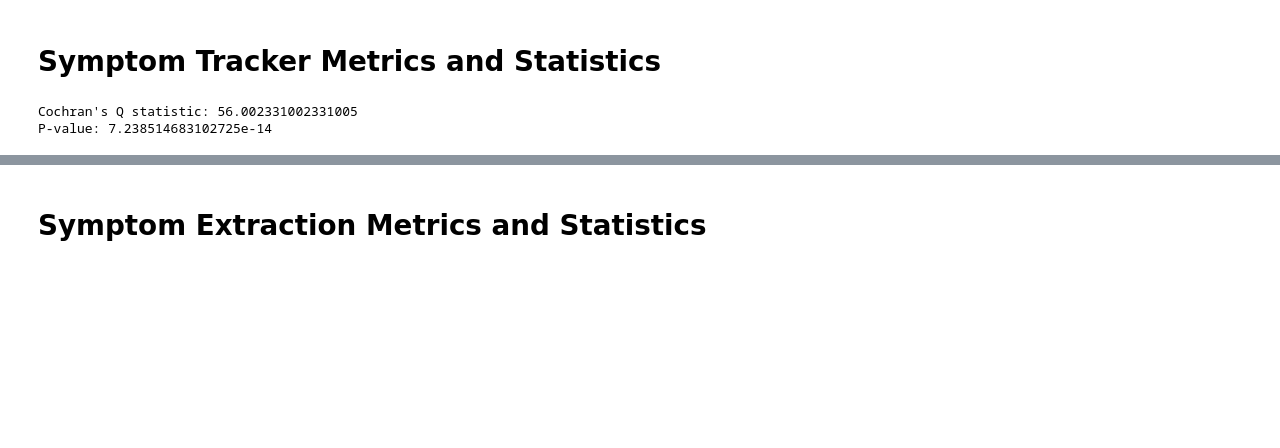
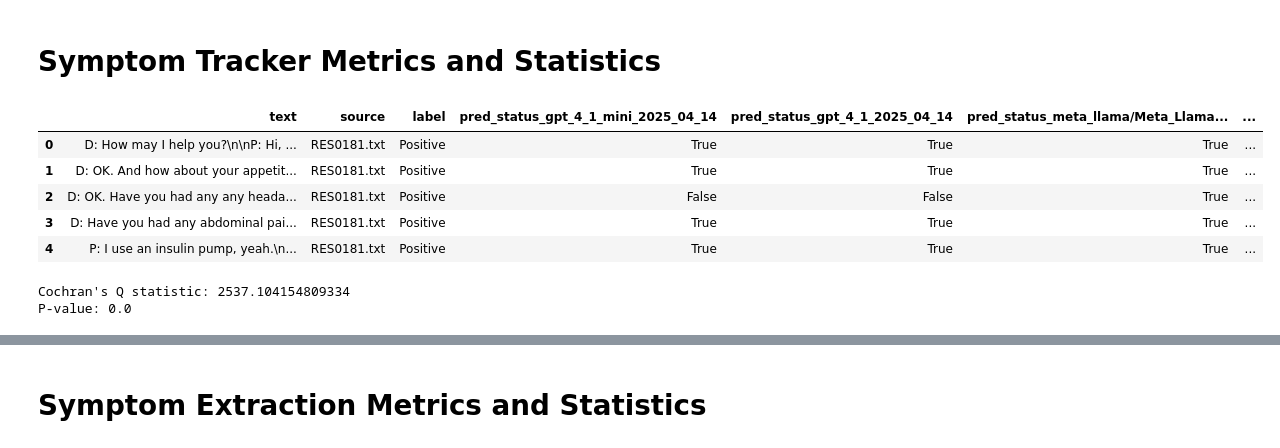
Before and after one commit to lindvalllab/symptom-extraction-demo, a Jupyter notebook: demo.ipynb, the cells around one changed output, grey strips where cells are left out. Cells and saved outputs as stored; diff of their text form; code cells hidden in the pictures; blank space fills up the shorter version.

```diff
--- a/demo.ipynb
+++ b/demo.ipynb
@@ -279,9 +279,16 @@ data.to_csv('responses/detail_responses_41nano_40mini.csv', index=False)
 # %%
 import pandas as pd
 
 # load status data with predictions
-data = pd.read_csv('responses/status_responses.csv')
+data = pd.read_csv('responses/status_responses_all.csv')
 data.head()
+# %% [output]
+|  | text | source | label | pred_status_gpt_4_1_mini_2025_04_14 | pred_status_gpt_4_1_2025_04_14 | pred_status_meta_llama/Meta_Llama... | ... |
+| 0 | D: How may I help you?\n\nP: Hi, ... | RES0181.txt | Positive | True | True | True | ... |
+| 1 | D: OK. And how about your appetit... | RES0181.txt | Positive | True | True | True | ... |
+| 2 | D: OK. Have you had any any heada... | RES0181.txt | Positive | False | False | True | ... |
+| 3 | D: Have you had any abdominal pai... | RES0181.txt | Positive | True | True | True | ... |
+| 4 | P: I use an insulin pump, yeah.\n... | RES0181.txt | Positive | True | True | True | ... |
 # %%
 # cast label to bool
 data['label'] = data['label'].map({'Positive': True, 'Negative': False})
@@ -297,8 +304,8 @@ q_stat, p_value = cochrans_q_test(
 print(f"Cochran's Q statistic: {q_stat}")
 print(f"P-value: {p_value}")
 # %% [output]
-Cochran's Q statistic: 56.002331002331005
-P-value: 7.238514683102725e-14
+Cochran's Q statistic: 2537.104154809334
+P-value: 0.0
 # %%
 # McNemar's pairwise test
 from src.stats import mcnemar_pairwise
```
Also changed, not shown: parts of 22 cells of this notebook, 12 other files.
